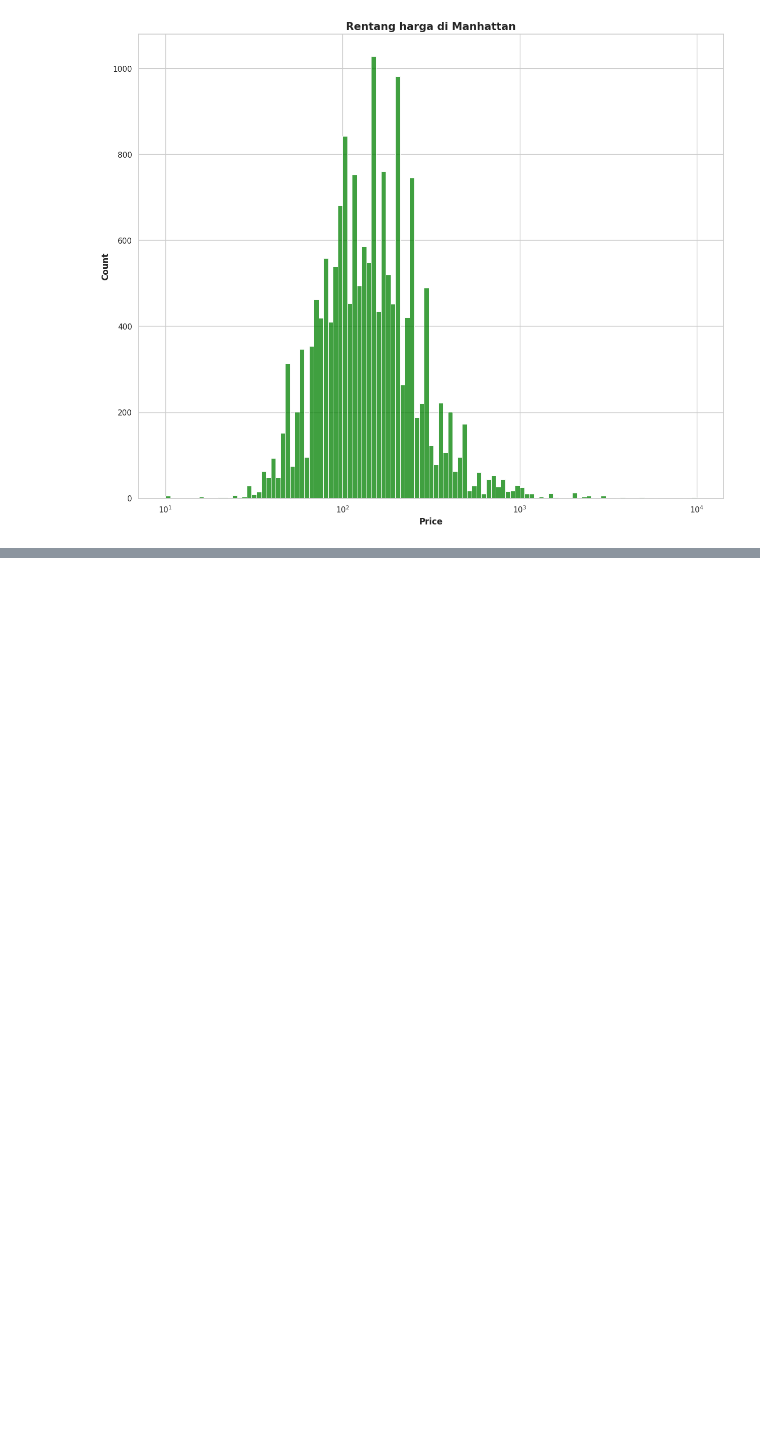
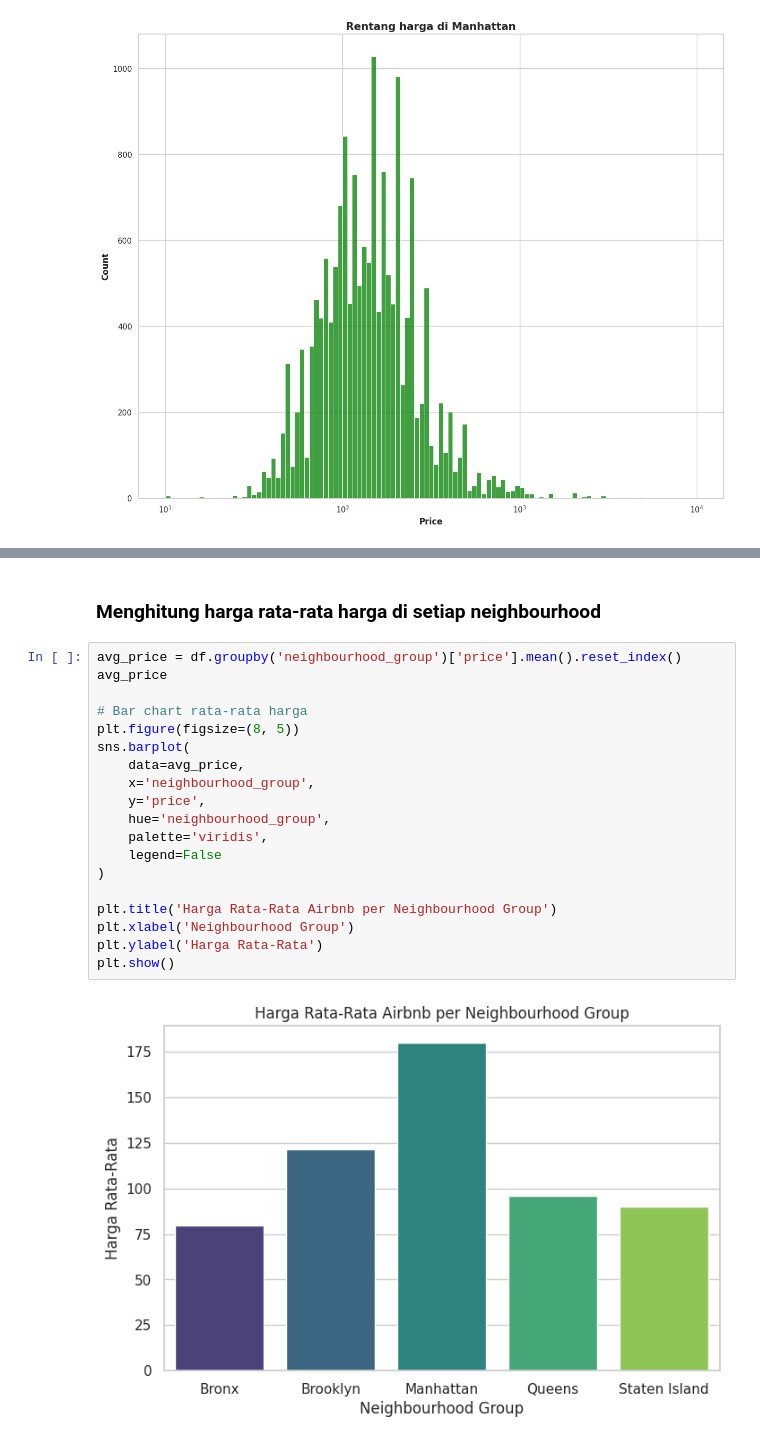
Before and after one commit to JunetzMasihBelajar/2025_AI_TI1B, a Jupyter notebook: UTS_ArjunaNathaPratisena_4.33.24.1.02.ipynb, the cells around one changed output, grey strips where cells are left out. Saved outputs shown, nothing was run; the diff lists cells and outputs as text; blank space fills up the shorter version.

```diff
--- a/UTS_ArjunaNathaPratisena_4.33.24.1.02.ipynb
+++ b/UTS_ArjunaNathaPratisena_4.33.24.1.02.ipynb
@@ -371,0 +384,23 @@ sns.histplot(data=Manhattan_Price_df, x="price", log_scale=True,color='green')
+# %% [markdown]
+### Menghitung harga rata-rata harga di setiap neighbourhood
+# %%
+avg_price = df.groupby('neighbourhood_group')['price'].mean().reset_index()
+avg_price
+
+# Bar chart rata-rata harga
+plt.figure(figsize=(8, 5))
+sns.barplot(
+    data=avg_price,
+    x='neighbourhood_group',
+    y='price',
+    hue='neighbourhood_group',
+    palette='viridis',
+    legend=False
+)
+
+plt.title('Harga Rata-Rata Airbnb per Neighbourhood Group')
+plt.xlabel('Neighbourhood Group')
+plt.ylabel('Harga Rata-Rata')
+plt.show()
+# %% [output]
+[figure, added]
```
Also changed, not shown: parts of 5 cells of this notebook.
